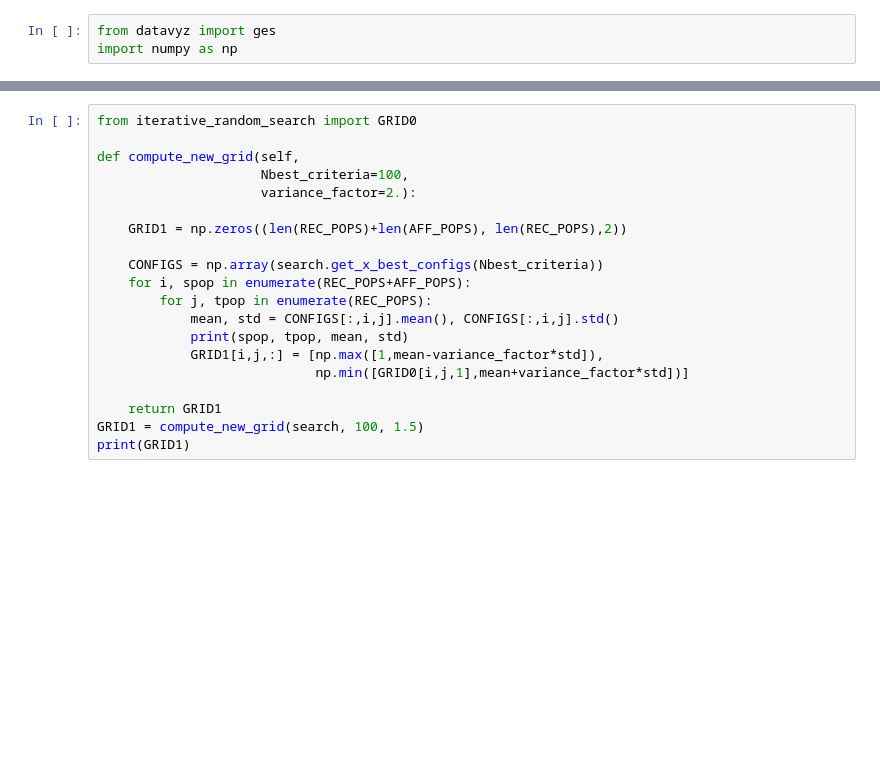
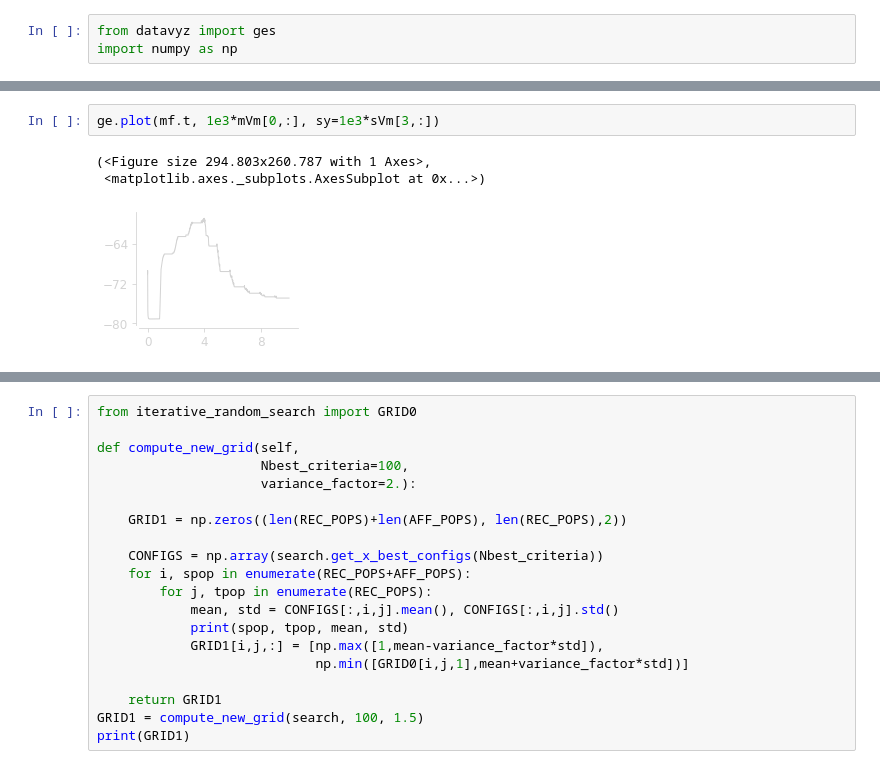
Before and after one commit to yzerlaut/spkNtwk-cortStatesWakefulness, a Jupyter notebook: notebook.ipynb, the cells around one changed output, grey strips where cells are left out. Saved outputs shown, nothing was run; the diff lists cells and outputs as text; blank space fills up the shorter version.

```diff
--- a/notebook.ipynb
+++ b/notebook.ipynb
@@ -16,0 +134,6 @@ import numpy as np
+# %%
+ge.plot(mf.t, 1e3*mVm[0,:], sy=1e3*sVm[3,:])
+# %% [output]
+(<Figure size 294.803x260.787 with 1 Axes>,
+ <matplotlib.axes._subplots.AxesSubplot at 0x...>)
+[figure, added]
```
Also changed, not shown: parts of 15 cells of this notebook, 3 other files.
